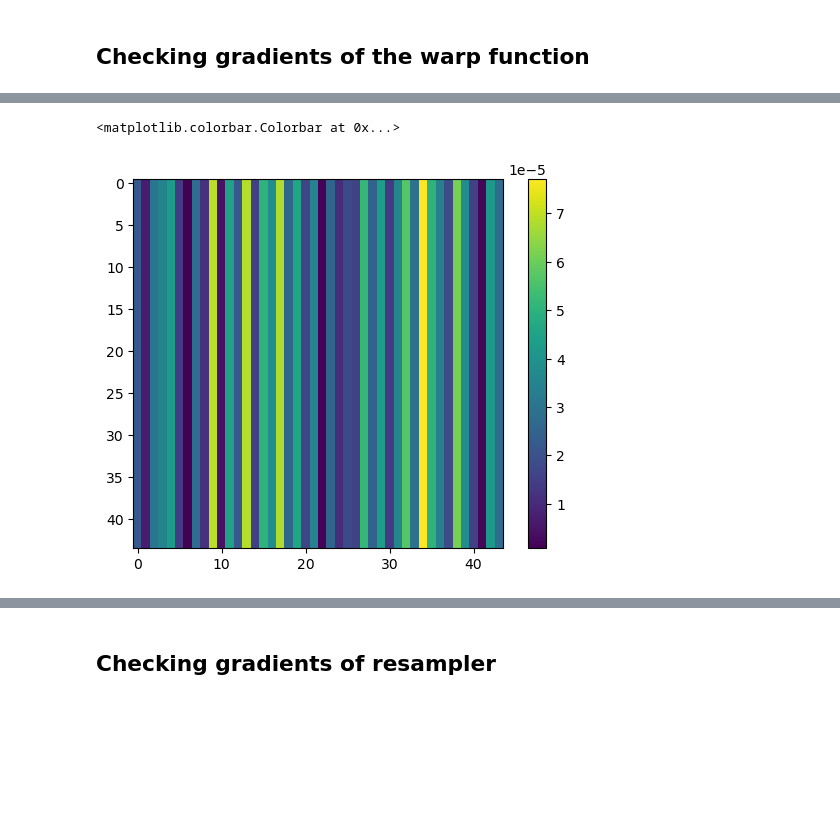
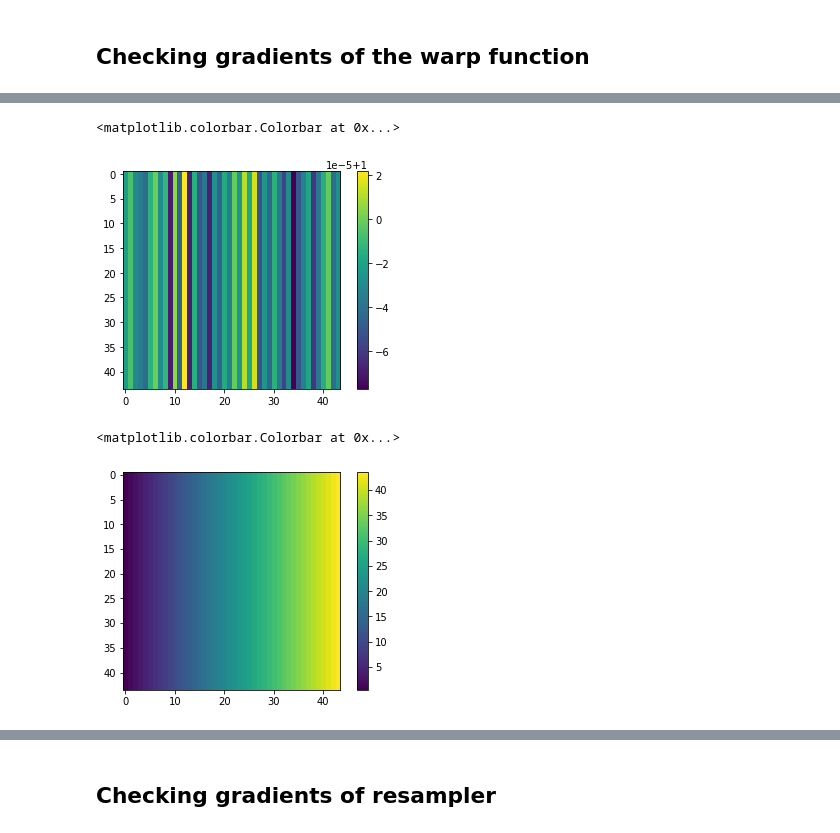
Before and after one commit to CosmoStat/autometacal, a Jupyter notebook: notebooks/MetacalGradients.ipynb, the cells around one changed output, grey strips where cells are left out. Saved outputs shown, nothing was run; the diff lists cells and outputs as text; code cells hidden in the pictures; blank space fills up the shorter version.

```diff
--- a/notebooks/MetacalGradients.ipynb
+++ b/notebooks/MetacalGradients.ipynb
@@ -408,10 +434,16 @@ jac= numdifftools.Jacobian(fn, order=4, step=0.001)
 res = jac(np.zeros([2])).reshape([44,44,2,2])
 # %%
 ind1=0;ind2=0
-imshow(abs(res[:,:,ind1,ind2] - res_autodiff[0,:,:,ind1,ind2])/abs(res_autodiff[0,:,:,ind1,ind2])); colorbar()
+imshow(abs(res[:,:,ind1,ind2]-res_autodiff[0,:,:,ind1,ind2]- res_autodiff[0,:,:,ind1,ind2])/abs(res_autodiff[0,:,:,ind1,ind2])); colorbar()
 # %% [output]
 <matplotlib.colorbar.Colorbar at 0x...>
-[figure, old version]
+[figure, new version]
+# %%
+ind1=0;ind2=0
+imshow(abs(res_autodiff[0,:,:,ind1,ind2]));colorbar()
+# %% [output]
+<matplotlib.colorbar.Colorbar at 0x...>
+[figure, added]
 # %%
 ind1=0;ind2=1
 imshow(abs(res[:,:,ind1,ind2] - res_autodiff[0,:,:,ind1,ind2])/abs(res_autodiff[0,:,:,ind1,ind2])); colorbar()
```
Also changed, not shown: parts of 22 cells of this notebook, 5 other files.
